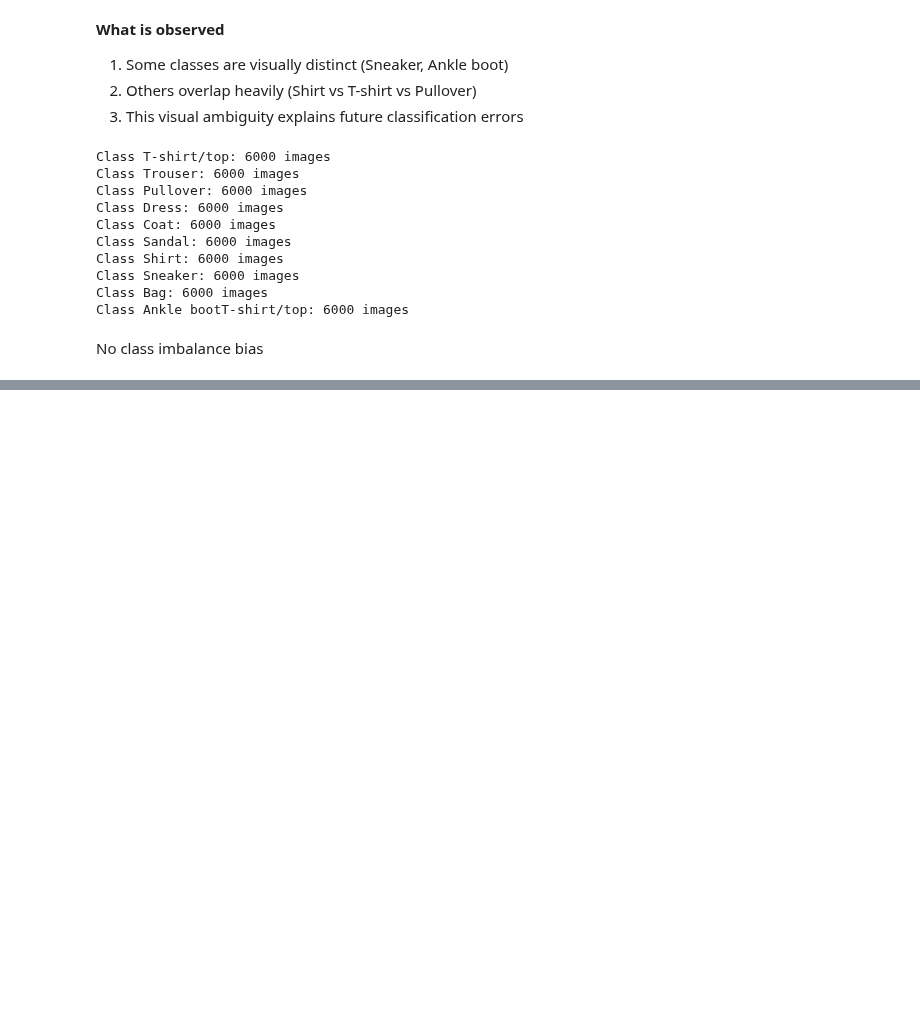
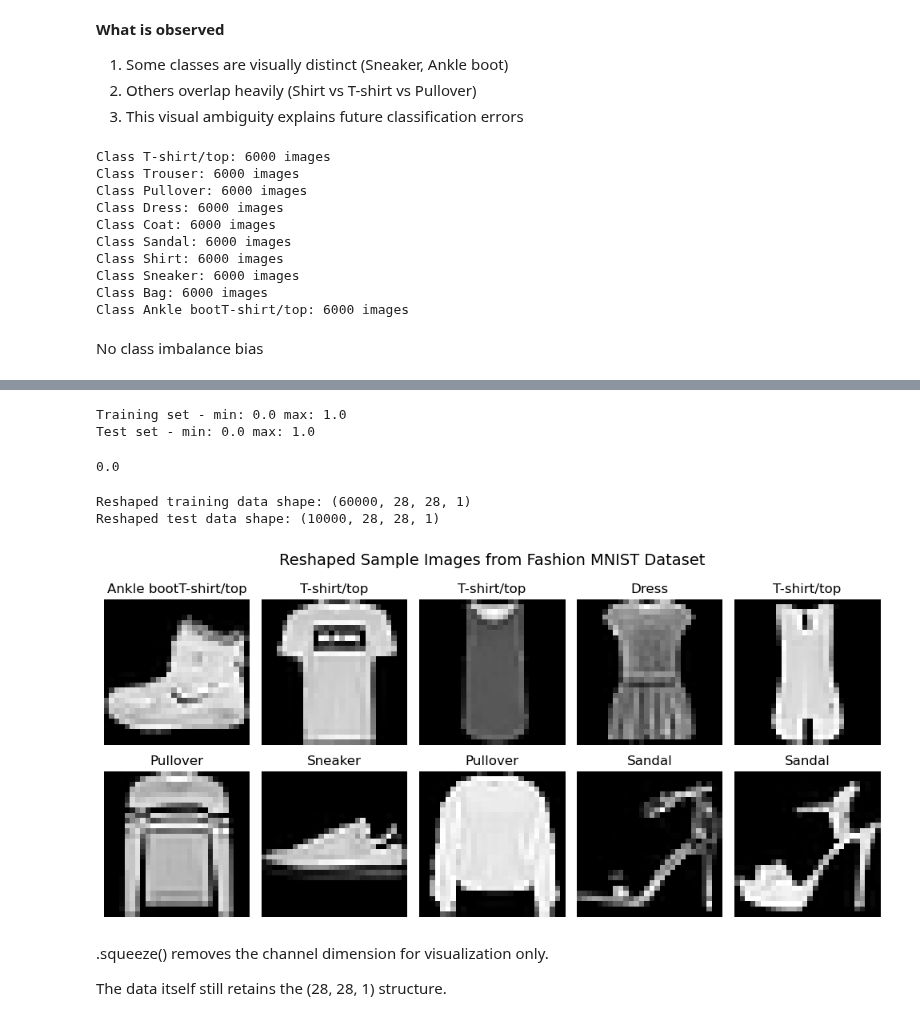
Before and after one commit to J-Kimani/DS, a Jupyter notebook: Projects/Image Classification/Image_classification.ipynb, the cells around one changed output, grey strips where cells are left out. Saved outputs shown, nothing was run; the diff lists cells and outputs as text; code cells hidden in the pictures; blank space fills up the shorter version.

```diff
--- a/Projects/Image Classification/Image_classification.ipynb
+++ b/Projects/Image Classification/Image_classification.ipynb
@@ -123,0 +141,45 @@ No class imbalance bias
+# %%
+# Normalize pixel values
+X_train_norm = X_train / 255.0
+X_test_norm = X_test / 255.0
+# %%
+# Verify normalization
+print("Training set - min:", X_train_norm.min(), "max:", X_train_norm.max())
+print("Test set - min:", X_test_norm.min(), "max:", X_test_norm.max())
+# %% [output]
+Training set - min: 0.0 max: 1.0
+Test set - min: 0.0 max: 1.0
+# %%
+X_train_norm.min()
+# %% [output]
+0.0
+# %%
+# Resgaeping data for model input
+X_train_reshaped = X_train_norm.reshape(-1, 28, 28, 1)
+X_test_reshaped = X_test_norm.reshape(-1, 28, 28, 1)
+# %%
+# Verify shapes after reshaping
+print("Reshaped training data shape:", X_train_reshaped.shape)
+print("Reshaped test data shape:", X_test_reshaped.shape)
+# %% [output]
+Reshaped training data shape: (60000, 28, 28, 1)
+Reshaped test data shape: (10000, 28, 28, 1)
+# %%
+# Visualize reshaped imagea
+plt.figure(figsize=(10, 5))
+
+for i in range(10):
+    plt.subplot(2, 5, i + 1)
+    plt.imshow(X_train_reshaped[i].squeeze(), cmap='gray')
+    plt.title(class_names[y_train[i]])
+    plt.axis('off')
+
+plt.suptitle("Reshaped Sample Images from Fashion MNIST Dataset", fontsize= 14)
+plt.tight_layout()
+plt.show()
+# %% [output]
+[figure, added]
+# %% [markdown]
+.squeeze() removes the channel dimension for visualization only.
+
+The data itself still retains the (28, 28, 1) structure.
```
Also changed, not shown: parts of 5 cells of this notebook.
